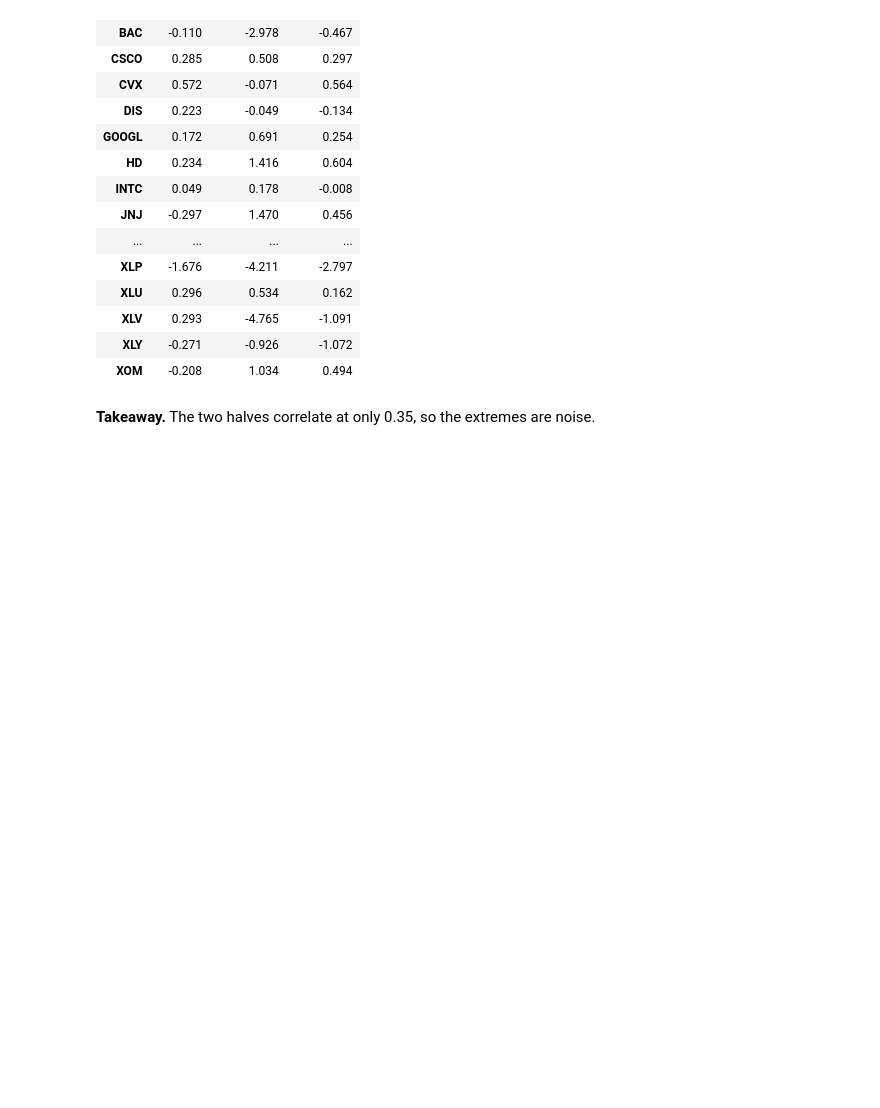
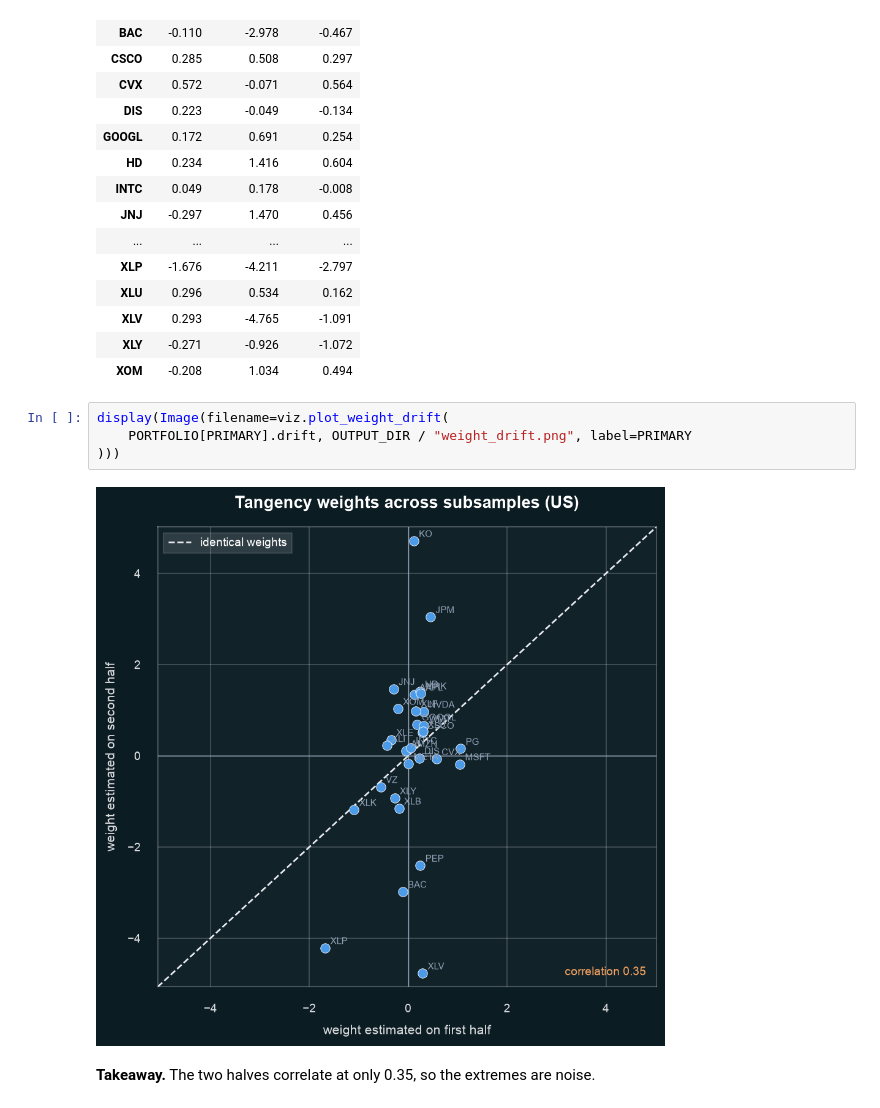
Before and after one commit to Prolead1/goldman, a Jupyter notebook: notebooks/report.ipynb, the cells around one changed output. Drawn from its saved outputs; the diff is of its cells as text; blank space fills up the shorter version.

```diff
--- a/notebooks/report.ipynb
+++ b/notebooks/report.ipynb
@@ -180,6 +196,12 @@ first and second half weight correlation: 0.35
 | XLV | 0.293 | -4.765 | -1.091 |
 | XLY | -0.271 | -0.926 | -1.072 |
 | XOM | -0.208 | 1.034 | 0.494 |
+# %%
+display(Image(filename=viz.plot_weight_drift(
+    PORTFOLIO[PRIMARY].drift, OUTPUT_DIR / "weight_drift.png", label=PRIMARY
+)))
+# %% [output]
+[figure, added]
 # %% [markdown]
 **Takeaway.** The two halves correlate at only 0.35, so the extremes are noise.
 # %% [markdown]
```
Also changed, not shown: parts of 11 cells of this notebook, 10 other files.
